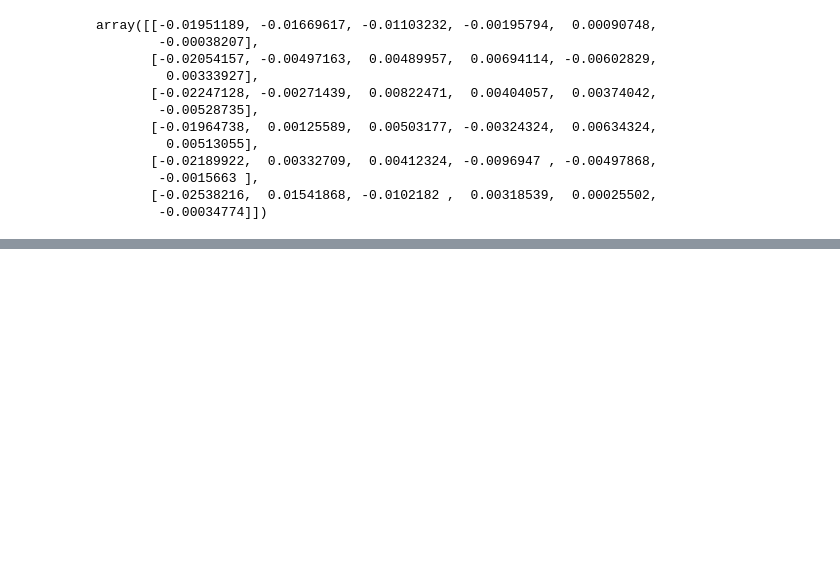
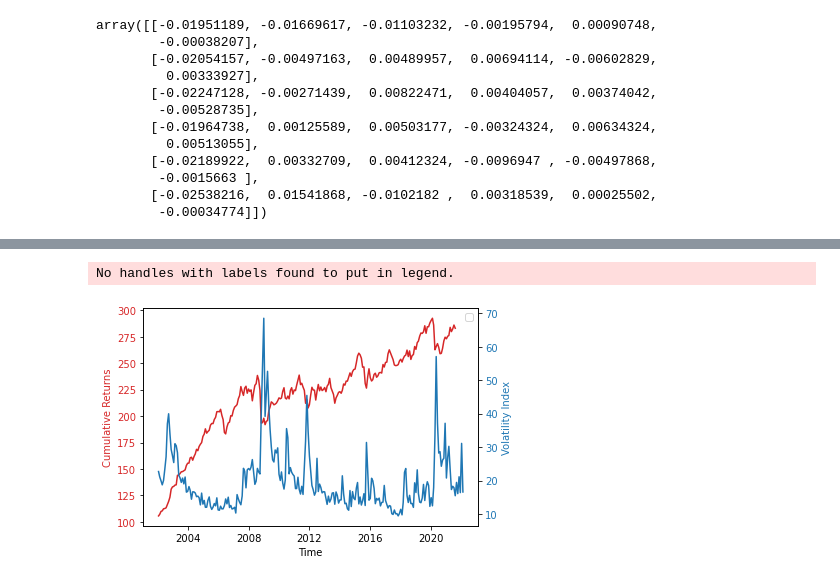
Before and after one commit to vtejatv/Code_Int_Fin_Class, a Jupyter notebook: assignment1/pset1.ipynb, the cells around one changed output, grey strips where cells are left out. Cells and saved outputs as stored; diff of their text form; code cells hidden in the pictures; blank space fills up the shorter version.

```diff
--- a/assignment1/pset1.ipynb
+++ b/assignment1/pset1.ipynb
@@ -116,6 +120,9 @@ for i in discounts:
 # %%
 for i in excess_returns:
     print(statistics.mean(i) * 100 * 12)
+for i in excess_returns:
     print(statistics.pstdev(i) * 100 * np.sqrt(12))
+for i in excess_returns:
+    print((statistics.mean(i) * 100 * 12)/(statistics.pstdev(i) * 100 * np.sqrt(12)))
 # %% [output]
 -5.61955414579378
@@ -156,6 +169,22 @@ for i in range(1, len(excess_returns)):
 0.3517918269306355
 # %%
 returns_df = []
+discount_df = []
+spot_df = []
+for i in range(0, len(spot_changes)):
+    carry = [spot_changes[i], dates[i]]
+    one_df = pd.concat([pd.Series(x) for x in carry], axis=1)
+    one_df.columns = ['carry', 'Date']
+    one_df = one_df.groupby(['Date']).mean()
+    one_df.index = pd.to_datetime(one_df.index)
+    spot_df.append(one_df)
+for i in range(0, len(discounts)):
+    carry = [discounts[i], dates[i]]
+    one_df = pd.concat([pd.Series(x) for x in carry], axis=1)
+    one_df.columns = ['carry', 'Date']
+    one_df = one_df.groupby(['Date']).mean()
+    one_df.index = pd.to_datetime(one_df.index)
+    discount_df.append(one_df)
 for i in range(0, len(excess_returns)):
     carry = [excess_returns[i], dates[i]]
     one_df = pd.concat([pd.Series(x) for x in carry], axis=1)
@@ -253,0 +372,29 @@ array([[-0.01951189, -0.01669617, -0.01103232, -0.00195794,  0.00090748,
+# %%
+#(100 *(carry_trade['01-01-2002':] + 1).cumprod()).plot()
+#vix_monthly['01-01-2002':].plot()
+
+import matplotlib.pyplot as plt
+
+carry_cum = (100 *(carry_trade['01-01-2002':] + 1).cumprod())
+vix_monthly_time = vix_monthly['01-01-2002':]
+
+fig, ax1 = plt.subplots()
+
+color = 'tab:red'
+ax1.set_xlabel('Time')
+ax1.set_ylabel('Cumulative Returns', color=color)
+ax1.plot( carry_cum, color=color)
+ax1.tick_params(axis='y', labelcolor=color)
+
+ax2 = ax1.twinx()  # instantiate a second axes that shares the same x-axis
+
+color = 'tab:blue'
+ax2.set_ylabel('Volatility Index', color=color)  # we already handled the x-label with ax1
+ax2.plot(vix_monthly_time, color=color)
+ax2.tick_params(axis='y', labelcolor=color)
+
+plt.legend()
+plt.show()
+# %% [output]
+No handles with labels found to put in legend.
+[figure, added]
```
Also changed, not shown: parts of 11 cells of this notebook.
